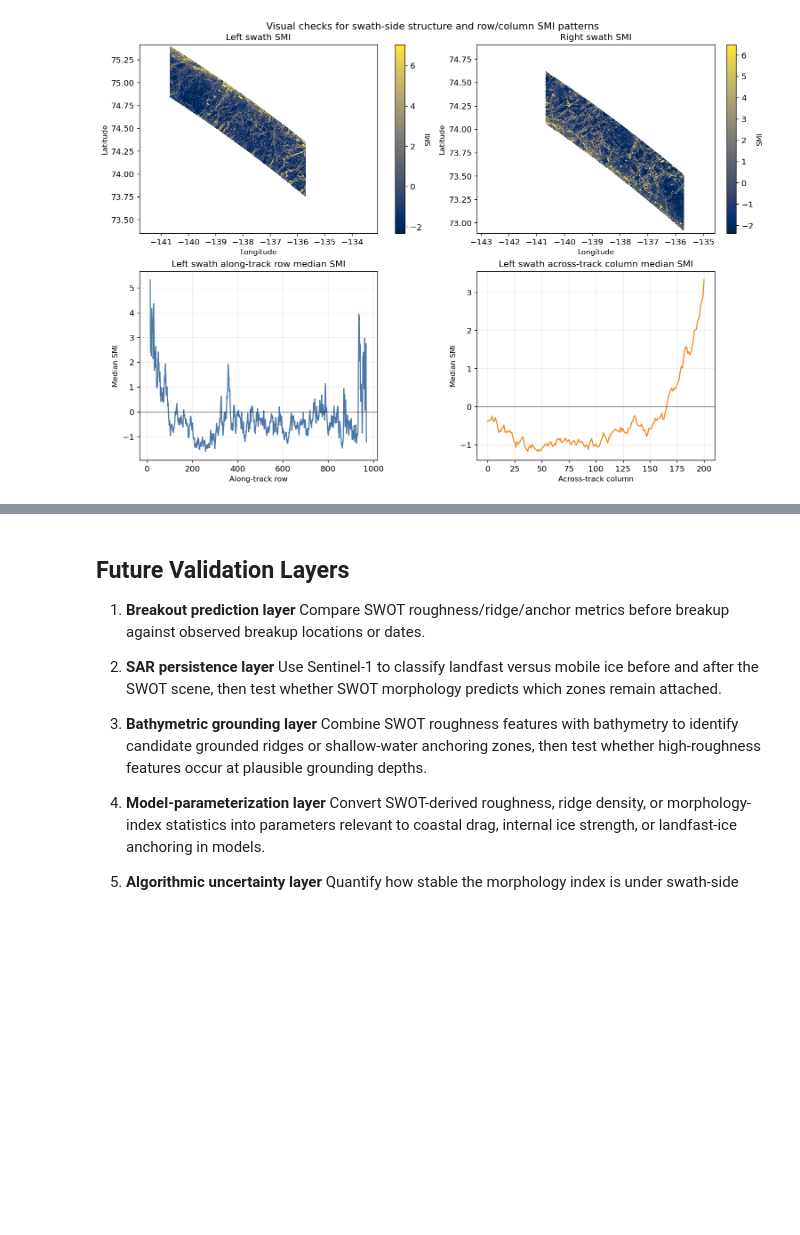
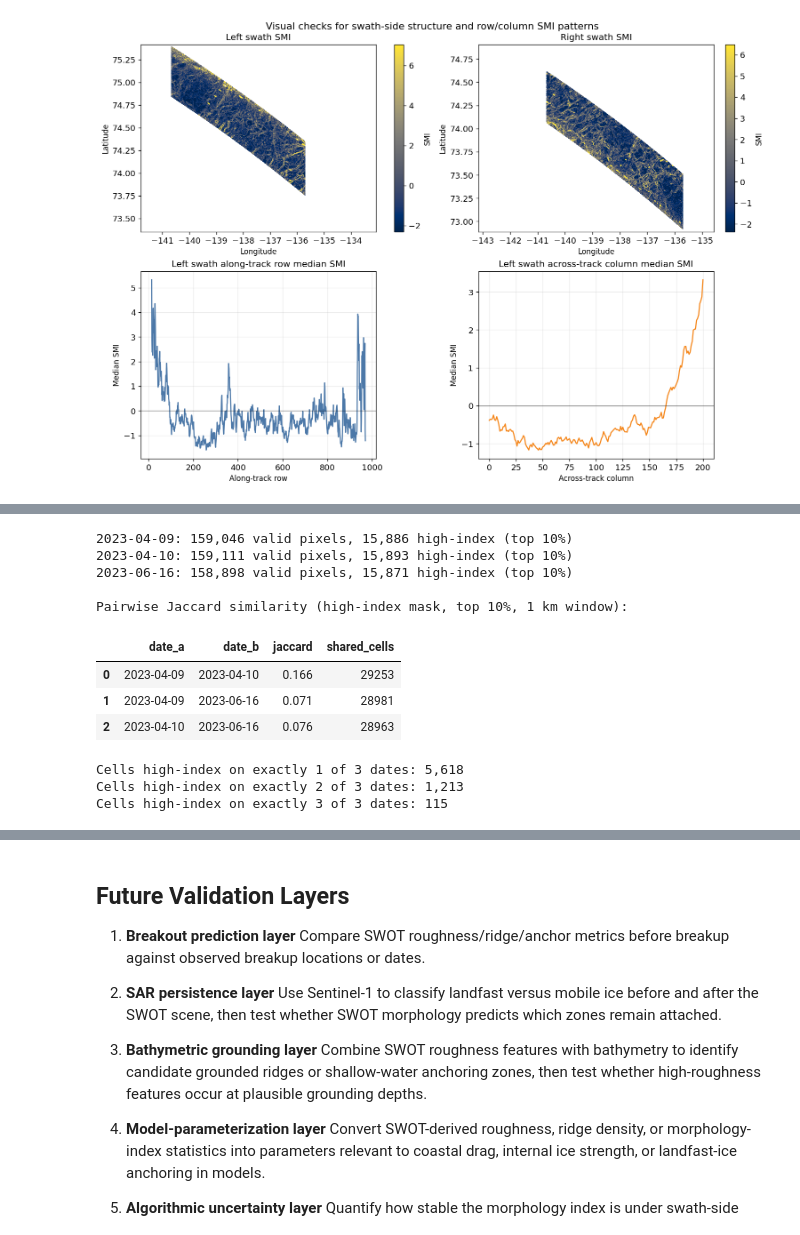
Before and after one commit to amstringer0303/swot_landfast_morphology_probe, a Jupyter notebook: swot_landfast_morphology_probe.ipynb, the cells around one changed output, grey strips where cells are left out. Drawn from its saved outputs; the diff is of its cells as text; code cells hidden in the pictures; blank space fills up the shorter version.

```diff
--- a/swot_landfast_morphology_probe.ipynb
+++ b/swot_landfast_morphology_probe.ipynb
@@ -598,0 +623,79 @@ WindowsPath('figures/smi_artifact_checks_region02_20230409.png')
+# %%
+REGION02_FILES = [
+    (DATA_DIR / "UMD_SWOT_024_BeaufortSea_Study_Region_02_20230409.nc", "2023-04-09"),
+    (DATA_DIR / "UMD_SWOT_024_BeaufortSea_Study_Region_02_20230410.nc", "2023-04-10"),
+    (DATA_DIR / "UMD_SWOT_024_BeaufortSea_Study_Region_02_20230616.nc", "2023-06-16"),
+]
+
+scenes = []
+for path, date_label in REGION02_FILES:
+    ds = swot_utils.open_swot(path, swath="left")
+    h = ds["height"].values.astype(float)
+    s = ds["sigma0"].values.astype(float)
+    vmask, _ = swot_utils.provisional_ice_mask(h, sigma0=s)
+    met = swot_utils.compute_morphology(ds, window_m=1000, valid_mask=vmask)
+    smi_arr = met["stability_morphology_index"].values
+    hi_mask, hi_thresh, hi_label = swot_utils.index_mask(smi_arr, valid_mask=vmask, quantile=0.90)
+    scenes.append({
+        "date": date_label,
+        "lon": ds["lon"].values,
+        "lat": ds["lat"].values,
+        "smi": smi_arr,
+        "valid": vmask,
+        "hi_mask": hi_mask,
+        "hi_thresh": hi_thresh,
+    })
+    print(f"{date_label}: {vmask.sum():,} valid pixels, {hi_mask.sum():,} high-index ({hi_label})")
+
+# Project all scenes onto a common 0.01 degree regular grid.
+lon_centers, lat_centers = swot_utils.make_common_grid(
+    [sc["lon"] for sc in scenes],
+    [sc["lat"] for sc in scenes],
+    [sc["valid"] for sc in scenes],
+    resolution_deg=0.01,
+)
+
+for sc in scenes:
+    smi_grid, hi_grid = swot_utils.rasterize_smi(
+        sc["lon"], sc["lat"], sc["smi"], sc["hi_mask"], sc["valid"],
+        lon_centers, lat_centers,
+    )
+    sc["smi_grid"] = smi_grid
+    sc["hi_grid"] = hi_grid
+
+count_grid, coverage_grid = swot_utils.persistence_count(
+    [sc["hi_grid"] for sc in scenes], hi_threshold=0.5
+)
+
+# Pairwise Jaccard similarity.
+dates = [sc["date"] for sc in scenes]
+jaccard_rows = []
+for i in range(len(scenes)):
+    for j in range(i + 1, len(scenes)):
+        j_val = swot_utils.jaccard_similarity(scenes[i]["hi_grid"], scenes[j]["hi_grid"])
+        shared = int((np.isfinite(scenes[i]["hi_grid"]) & np.isfinite(scenes[j]["hi_grid"])).sum())
+        jaccard_rows.append({
+            "date_a": dates[i], "date_b": dates[j],
+            "jaccard": round(float(j_val), 3) if np.isfinite(j_val) else np.nan,
+            "shared_cells": shared,
+        })
+jaccard_table = pd.DataFrame(jaccard_rows)
+print("\nPairwise Jaccard similarity (high-index mask, top 10%, 1 km window):")
+display(jaccard_table)
+
+for n in range(1, len(scenes) + 1):
+    cells = int(np.sum(count_grid == n))
+    print(f"Cells high-index on exactly {n} of {len(scenes)} dates: {cells:,}")
+# %% [output]
+2023-04-09: 159,046 valid pixels, 15,886 high-index (top 10%)
+2023-04-10: 159,111 valid pixels, 15,893 high-index (top 10%)
+2023-06-16: 158,898 valid pixels, 15,871 high-index (top 10%)
+
+Pairwise Jaccard similarity (high-index mask, top 10%, 1 km window):
+|  | date_a | date_b | jaccard | shared_cells |
+| 0 | 2023-04-09 | 2023-04-10 | 0.166 | 29253 |
+| 1 | 2023-04-09 | 2023-06-16 | 0.071 | 28981 |
+| 2 | 2023-04-10 | 2023-06-16 | 0.076 | 28963 |
+Cells high-index on exactly 1 of 3 dates: 5,618
+Cells high-index on exactly 2 of 3 dates: 1,213
+Cells high-index on exactly 3 of 3 dates: 115
```
Also changed, not shown: parts of 4 cells of this notebook, 3 other files.
